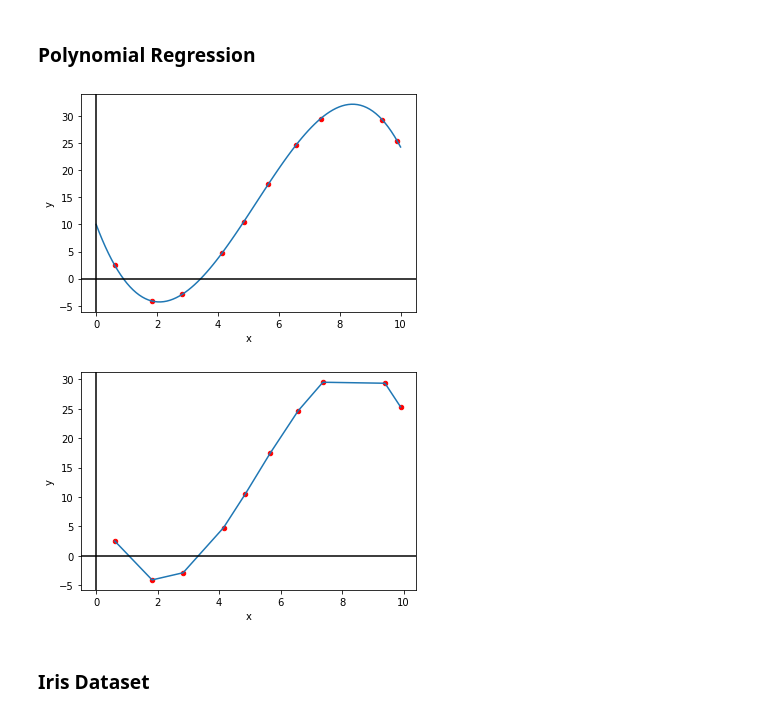
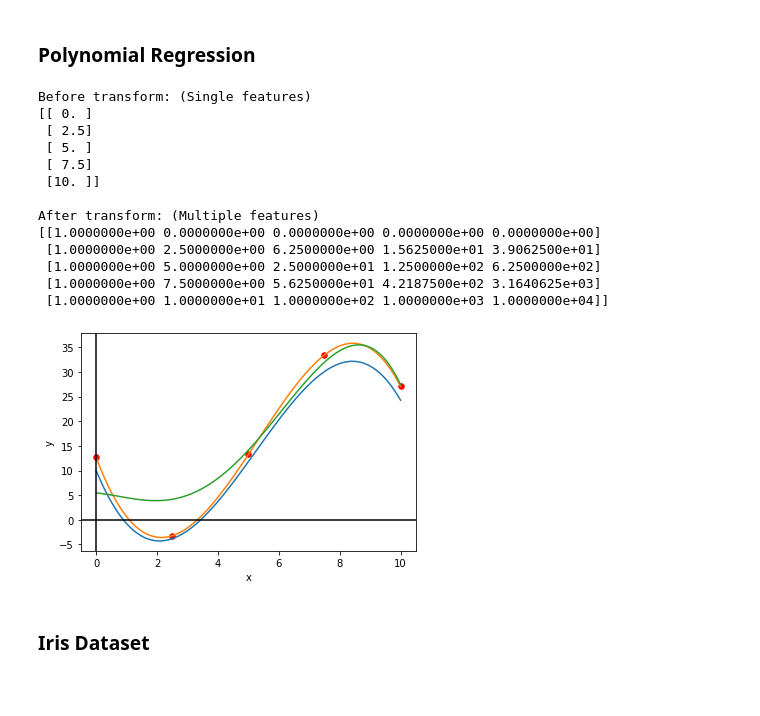
Before and after one commit to lunayht/AI504, a Jupyter notebook: ai504_02_ml.ipynb, the cells around one changed output. Saved outputs shown, nothing was run; the diff lists cells and outputs as text; code cells hidden in the pictures; blank space fills up the shorter version.

```diff
--- a/ai504_02_ml.ipynb
+++ b/ai504_02_ml.ipynb
@@ -65,9 +99,5 @@ draw_plot(x_line, Y, x_sample, y_sample)
 # %%
 from sklearn.linear_model import LinearRegression
-
-random_idx = np.random.randint(0, 100, size=5)
-x_sample = x_line[random_idx]
-y_sample = Y[random_idx]
 
 # Defining a linear regression model.
 lr = LinearRegression()
@@ -81,15 +111,17 @@ r2 = lr.score(x_new, y_sample)
 print("R^2: %f\n" % r2)
 
 # Predicting a single data point.
-y_hat = lr.predict(x_new[0,None])
-print(f"Actual y[0]: {y_sample[0]}\nPrediction y[0]:{y_hat[0]}\n")
+y_hat_0 = lr.predict(x_new[0, None])
+print(f"Actual y[0]: {y_sample[0]}\nPrediction y[0]:{y_hat_0[0]}\n")
 
 # Quiz: Calculate Mean Squared Error using x_sample and y_sample and lr.predict()
-MSE = np.mean((lr.predict(x_new) - y_sample)**2)
-print(f"Mean Square Error: {MSE}\n")
+y_hat = lr.predict(x_new)
+MSE = np.mean((y_hat - y_sample)**2)
+print(f"Mean Square Error: {MSE}\n*Ideally, should be 0.XX*\n")
 
 # Quiz: Use x_line, lr.predict() and draw_plot to visualize the linear regression model,
 #       in comparison with the original function foo.
-draw_plot(x_line, Y, x_sample, y_sample)
-draw_plot(x_new, lr.predict(x_new), x_sample, y_sample)
+print("Orange line is our linear regression.")
+draw_plot([x_line, x_new], [Y, y_hat], x_sample, y_sample)
+print("Linear regression is underfitting. High Bias, Low variance.")
 # %% [output]
@@ -105,35 +140,48 @@ Mean Square Error: 5.789465360413714
 ### Polynomial Regression
 # %%
 from sklearn.preprocessing import PolynomialFeatures
+from sklearn.linear_model import Ridge
 import operator
 
-random_idx = np.random.randint(0, 100, size=10)
-x_sample = x_line[random_idx]
-y_sample = Y[random_idx]
-
 # Defining a polynomial feature transformer.
-poly = PolynomialFeatures(degree=3)
+poly = PolynomialFeatures(degree=4)
+x_new = x_sample[:, None]
 
 # Transform the original features to polynomial features.
-x_sample_poly = poly.fit_transform(x_sample[:, None])
+x_sample_poly = poly.fit_transform(x_new)
+print(f"Before transform: (Single features)\n{x_new}\n")
+print(f"After transform: (Multiple features)\n{x_sample_poly}\n")
 
 # Train a linear regression model using the polynomial features.
-lr = LinearRegression().fit(x_sample_poly, y_sample)
+poly_lr = LinearRegression().fit(x_sample_poly, y_sample)
+rr = Ridge(alpha=30.0).fit(x_sample_poly, y_sample)
 
 # Quiz: Visualize the polynomial regression model, in comparison with foo.
-y_poly_pred = lr.predict(x_sample_poly)
+# Transform the original x_line to poly first
+x_line_poly = poly.fit_transform(x_line[:, None])
 
-#sort axis
-sort_axis = operator.itemgetter(0)
-sorted_zip = sorted(zip(x_sample, y_poly_pred), key=sort_axis)
-x_sorted, y_poly_pred = zip(*sorted_zip)
-draw_plot(x_line, foo(x_line), x_sample, y_sample)
-draw_plot(x_sorted, y_poly_pred, x_sample, y_sample)
+# Feed the data into polynomial linear regression
+y_poly = poly_lr.predict(x_line_poly)
+y_poly_rr = rr.predict(x_line_poly)
+
+draw_plot([x_line, x_line, x_line], [Y, y_poly, y_poly_rr], x_sample, y_sample)
 
 # Quiz: What happens if you increase/decrease the degree of the polynomial?
 # %% [output]
+Before transform: (Single features)
+[[ 0. ]
+ [ 2.5]
+ [ 5. ]
+ [ 7.5]
+ [10. ]]
+
+After transform: (Multiple features)
+[[1.0000000e+00 0.0000000e+00 0.0000000e+00 0.0000000e+00 0.0000000e+00]
+ [1.0000000e+00 2.5000000e+00 6.2500000e+00 1.5625000e+01 3.9062500e+01]
+ [1.0000000e+00 5.0000000e+00 2.5000000e+01 1.2500000e+02 6.2500000e+02]
+ [1.0000000e+00 7.5000000e+00 5.6250000e+01 4.2187500e+02 3.1640625e+03]
+ [1.0000000e+00 1.0000000e+01 1.0000000e+02 1.0000000e+03 1.0000000e+04]]
-[figure, old version]
+[figure, new version]
-[figure, removed]
 # %% [markdown]
 ### Iris Dataset
 # %%
```
Also changed, not shown: parts of 12 cells of this notebook, 1 other file.
